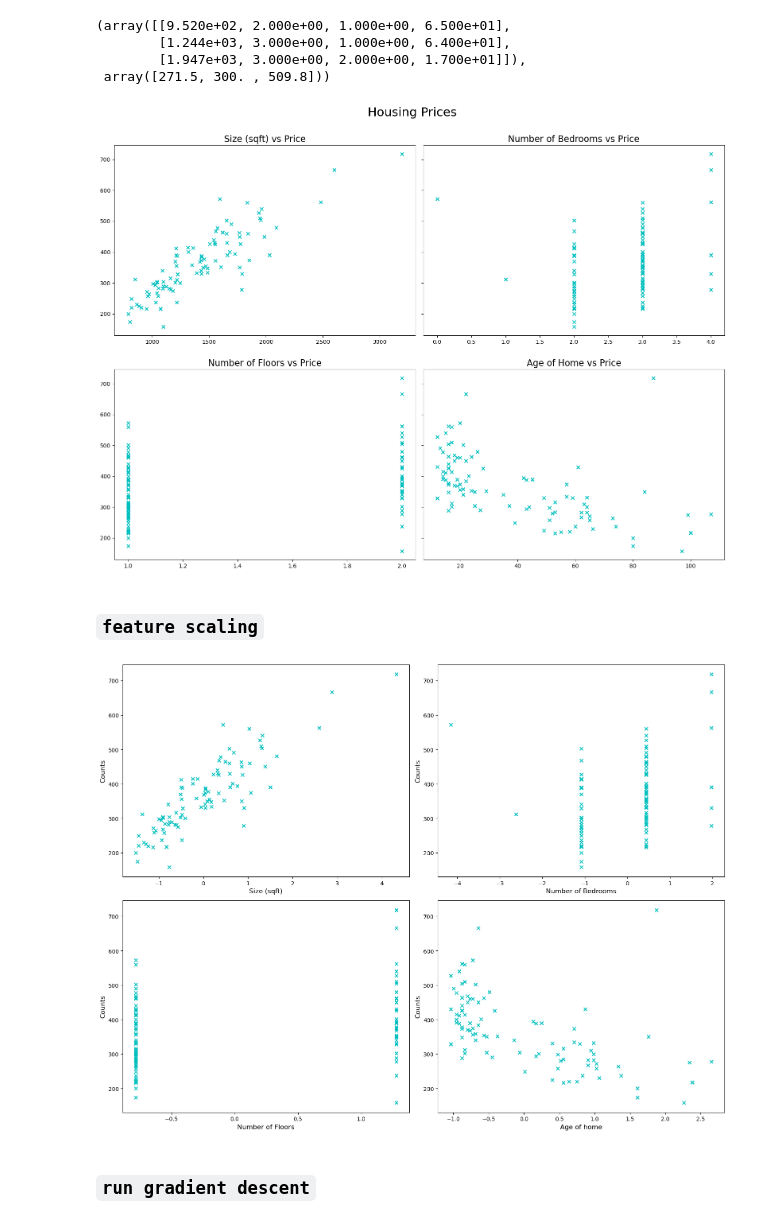
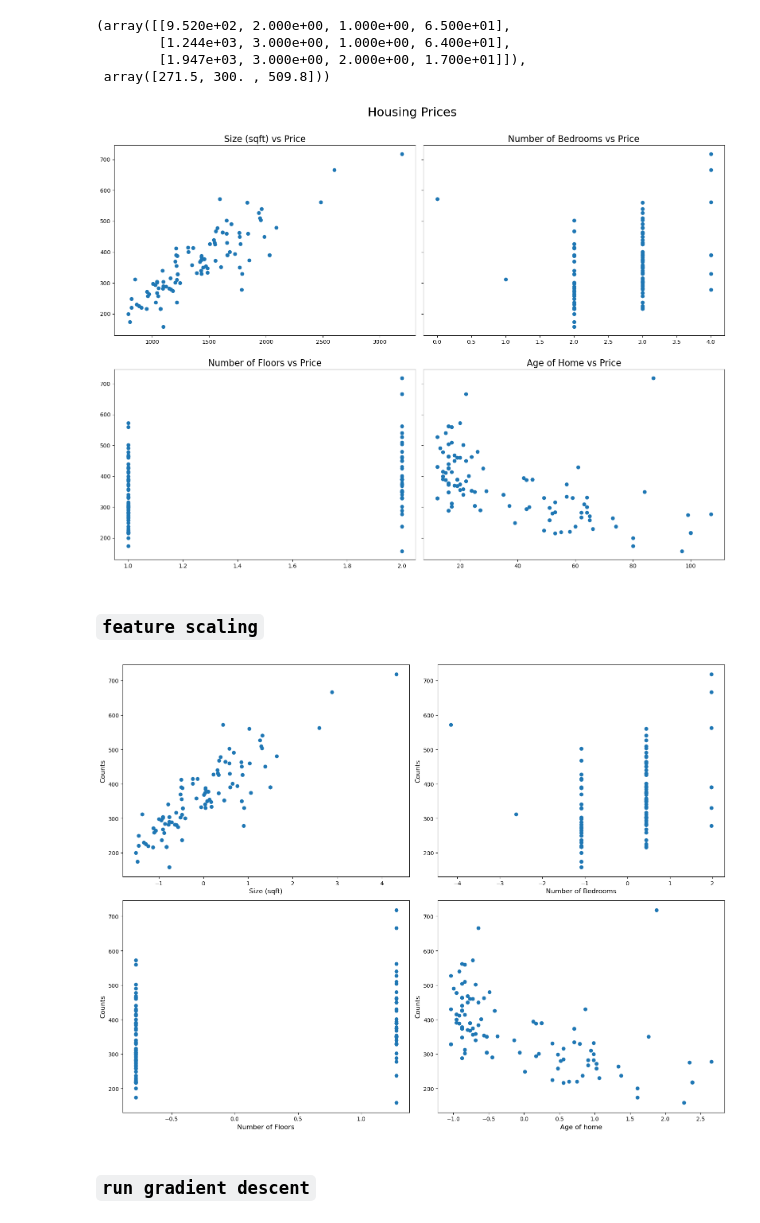
Before and after one commit to AiPrabhat/regressions, a Jupyter notebook: adv_linear_regression.ipynb, the cells around one changed output. Saved outputs shown, nothing was run; the diff lists cells and outputs as text; code cells hidden in the pictures.

```diff
--- a/adv_linear_regression.ipynb
+++ b/adv_linear_regression.ipynb
@@ -10,10 +10,11 @@ import copy, math
 # %% [markdown]
 ### `import dataset`
 # %%
-data = pd.read_csv("./houses.csv")
+data = pd.read_csv("./data/houses.csv")
 df = copy.deepcopy(data)
 
-X_train = np.array(df[['Size_(sqft)', 'Number_of_Bedrooms', 'Number_of_floors', 'Age_of_Home']])
+features = ['Size_(sqft)', 'Number_of_Bedrooms', 'Number_of_floors', 'Age_of_Home']
+X_train = np.array(df[features])
 y_train = np.array(df['Price_(1000s dollars)'])
 # %% [markdown]
 ### `functions`
@@ -132,24 +135,24 @@ X_train[:3], y_train[:3]
 # %%
 fig, ax = plt.subplots(nrows=2, ncols=2, figsize=(16, 12), sharey=True)
 
-ax[0,0].scatter(X_train[:,0], y_train, marker='x', c='c')
+ax[0,0].scatter(X_train[:,0], y_train)
 ax[0,0].set_title('Size (sqft) vs Price', fontsize=16)
 
-ax[0,1].scatter(X_train[:,1], y_train, marker='x', c='c')
+ax[0,1].scatter(X_train[:,1], y_train)
 ax[0,1].set_title('Number of Bedrooms vs Price', fontsize=16)
 
-ax[1,0].scatter(X_train[:,2], y_train, marker='x', c='c')
+ax[1,0].scatter(X_train[:,2], y_train)
 ax[1,0].set_title('\nNumber of Floors vs Price', fontsize=16)
 
-ax[1,1].scatter(X_train[:,3], y_train, marker='x', c='c')
+ax[1,1].scatter(X_train[:,3], y_train)
 ax[1,1].set_title('\nAge of Home vs Price', fontsize=16)
 
 plt.tight_layout()
 fig.suptitle('Housing Prices', fontsize=22)
 fig.subplots_adjust(top=0.9)
 plt.show()
 # %% [output]
-[figure, old version]
+[figure, new version]
 # %% [markdown]
 ### `feature scaling`
 # %%
@@ -157,26 +160,26 @@ X_norm, X_mu, X_sigma = zscore_normalize_features(X_train)
 # %%
 fig, ax = plt.subplots(nrows=2, ncols=2, figsize=(16, 12))
 
-ax[0,0].scatter(X_norm[:,0], y_train, marker='x', c='c')
+ax[0,0].scatter(X_norm[:,0], y_train, marker='o')
 ax[0,0].set_xlabel('Size (sqft)', fontsize=12)
 ax[0,0].set_ylabel('Counts', fontsize=12)
 
-ax[0,1].scatter(X_norm[:,1], y_train, marker='x', c='c', label='target')
+ax[0,1].scatter(X_norm[:,1], y_train, marker='o', label='target')
 ax[0,1].set_xlabel('Number of Bedrooms', fontsize=12)
 ax[0,1].set_ylabel('Counts', fontsize=12)
 
-ax[1,0].scatter(X_norm[:,2], y_train, marker='x', c='c', label='target')
+ax[1,0].scatter(X_norm[:,2], y_train, marker='o', label='target')
 ax[1,0].set_xlabel('Number of Floors', fontsize=12)
 ax[1,0].set_ylabel('Counts', fontsize=12)
 
-ax[1,1].scatter(X_norm[:,3], y_train, marker='x', c='c', label='target')
+ax[1,1].scatter(X_norm[:,3], y_train, marker='o', label='target')
 ax[1,1].set_xlabel('Age of home', fontsize=12)
 ax[1,1].set_ylabel('Counts', fontsize=12)
 
 plt.tight_layout()
 plt.show()
 # %% [output]
-[figure, old version]
+[figure, new version]
 # %% [markdown]
 ### `run gradient descent`
 # %%
```
Also changed, not shown: parts of 12 cells of this notebook, 1 other file.
